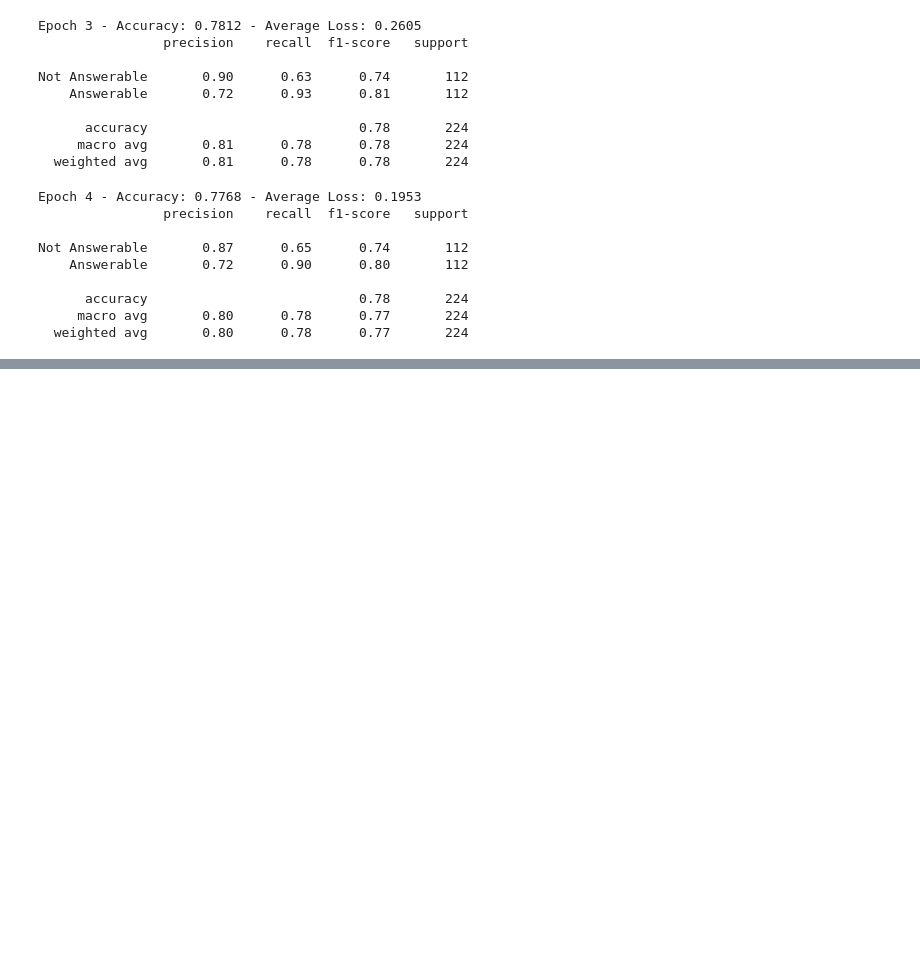
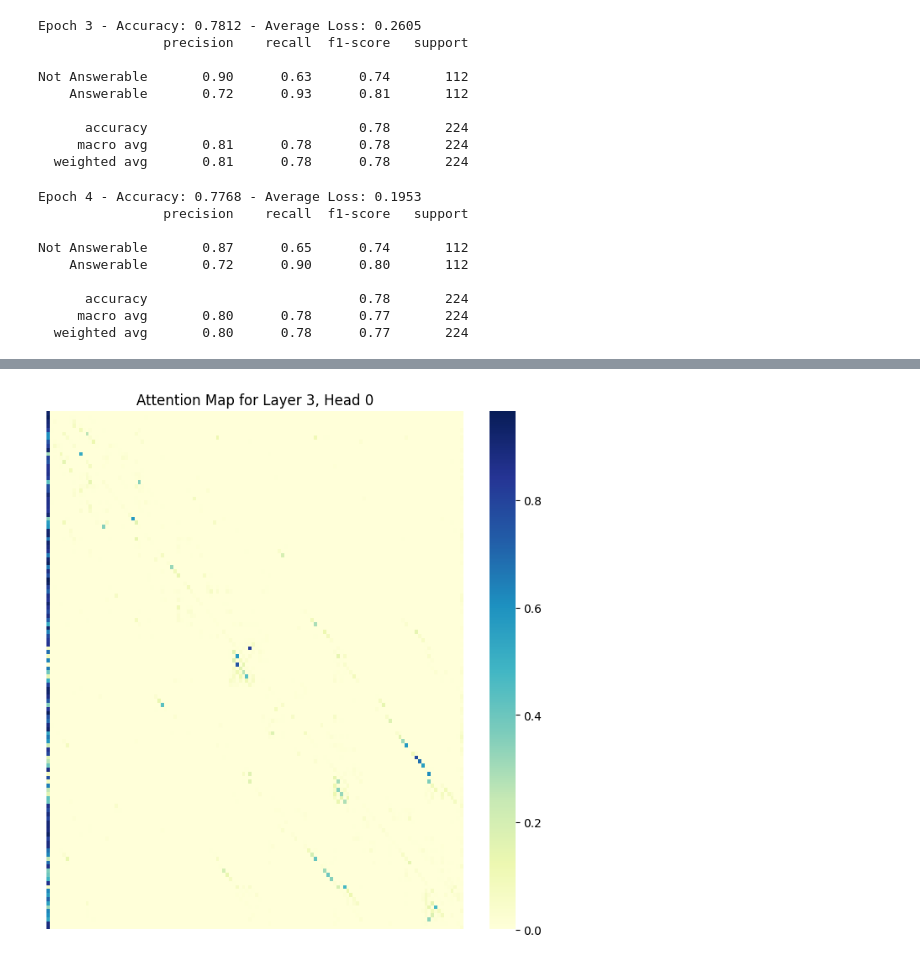
Before and after one commit to MLFlexer/nlp-course, a Jupyter notebook: bert_classification.ipynb, the cells around one changed output, grey strips where cells are left out. Saved outputs shown, nothing was run; the diff lists cells and outputs as text; code cells hidden in the pictures; blank space fills up the shorter version.

```diff
--- a/bert_classification.ipynb
+++ b/bert_classification.ipynb
@@ -841,28 +876,30 @@ instance_index = 0
 
 # Prepare input for the selected instance
 inputs = {
-    'input_ids': val_input_ids_indonesian[instance_index].unsqueeze(0).to('cuda'),
-    'attention_mask': val_attention_masks_indonesian[instance_index].unsqueeze(0).to('cuda')
+    'input_ids': val_input_ids_arabic[instance_index].unsqueeze(0).to('cuda'),
+    'attention_mask': val_attention_masks_arabic[instance_index].unsqueeze(0).to('cuda')
 }
 
 # Pass the input through the model to get attentions
 with torch.no_grad():
     outputs = model(**inputs)
-attentions_indonesian = outputs.attentions  # This will contain attention scores for different layers
+attentions_arabic = outputs.attentions  # This will contain attention scores for different layers
 # %%
 import matplotlib.pyplot as plt
 import seaborn as sns
 import numpy as np
 
 # Assuming you want to visualize attention for layer 3, head 0
 layer_idx = 3
-head_idx = 1
+head_idx = 0
 
 # Get the attention scores for the selected layer and head
-attention_matrix = attentions_indonesian[layer_idx][0][head_idx].cpu().numpy()
+attention_matrix = attentions_arabic[layer_idx][0][head_idx].cpu().numpy()
 
 # Create a heatmap
 plt.figure(figsize=(8, 8))
 sns.heatmap(attention_matrix, cmap='YlGnBu', xticklabels=False, yticklabels=False)
 plt.title(f'Attention Map for Layer {layer_idx}, Head {head_idx}')
 plt.show()
+# %% [output]
+[figure, added]
```
Also changed, not shown: parts of 5 cells of this notebook.
